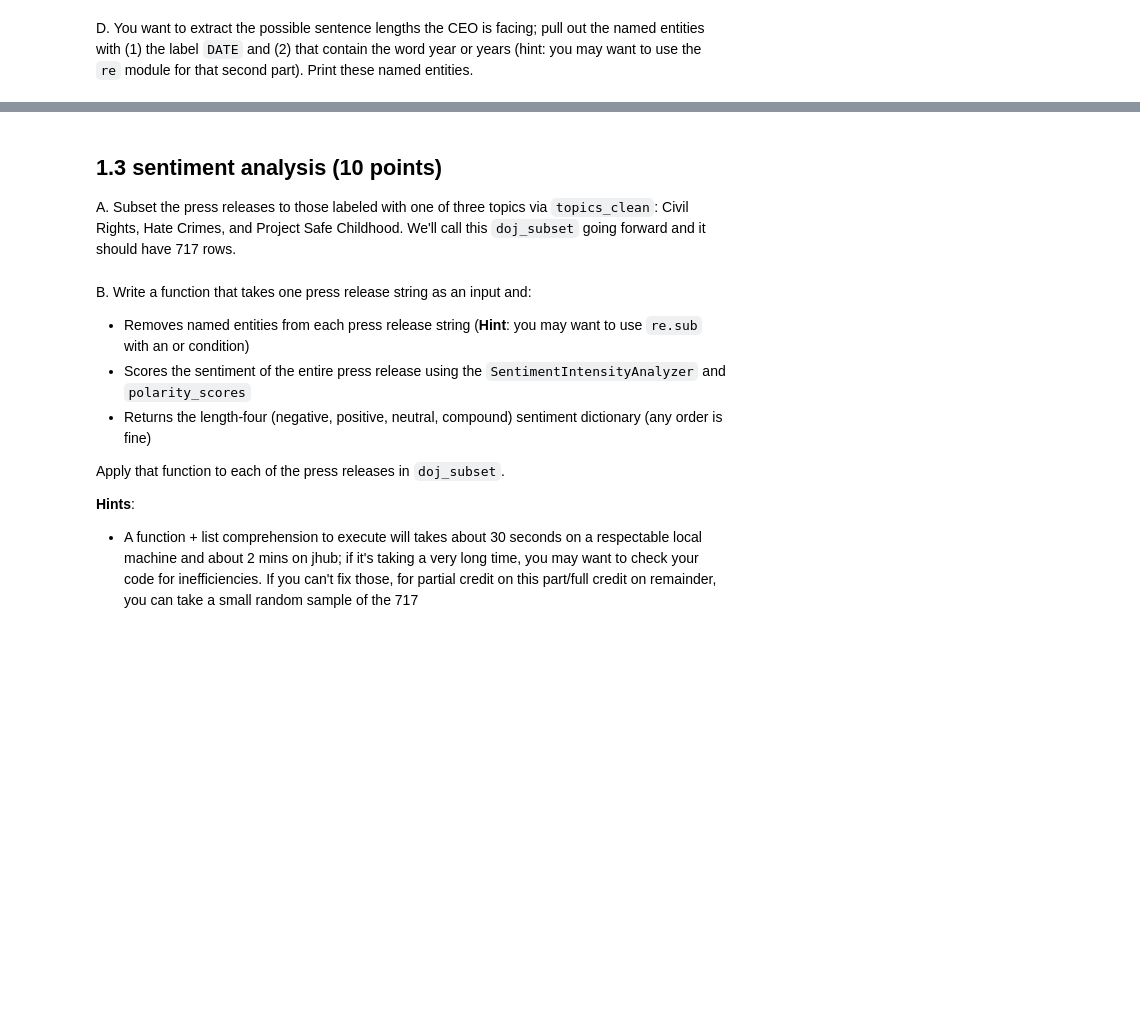
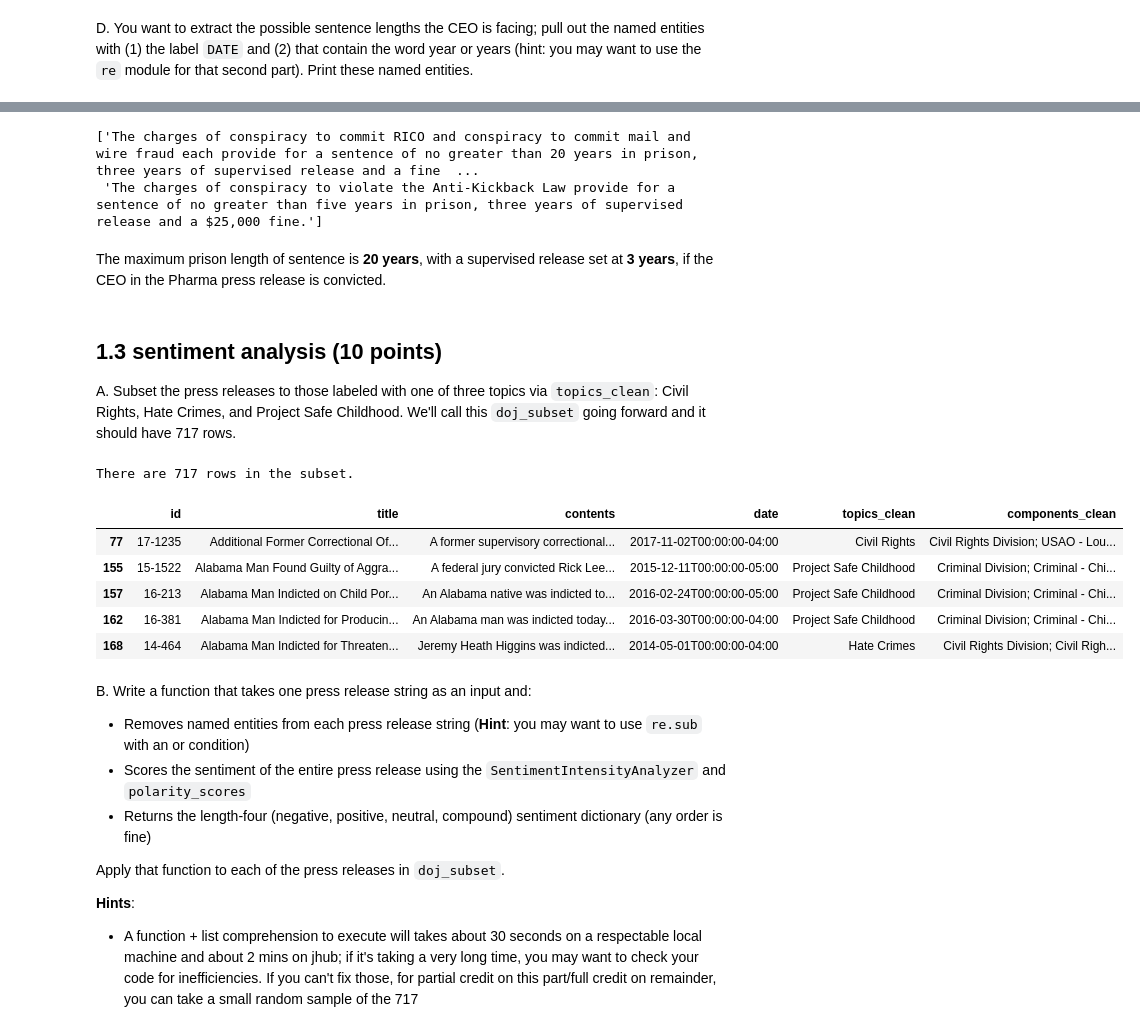
Before and after one commit to victoralexandermoreno/QSS20_S24, a Jupyter notebook: my_work_victor_moreno/pset3/pset3_blank.ipynb, the cells around one changed output, grey strips where cells are left out. Drawn from its saved outputs; the diff is of its cells as text; code cells hidden in the pictures; blank space fills up the shorter version.

```diff
--- a/my_work_victor_moreno/pset3/pset3_blank.ipynb
+++ b/my_work_victor_moreno/pset3/pset3_blank.ipynb
@@ -139,3 +286,22 @@ E. Pull and print the original parts of the press releases where those year leng
+# %%
+## Reg ex pattern to use in seaerch
+
+pattern = r'(years in)|(years of)'
+
+## Initialize empty list
+sentences_with_years = []
+
+## Search each sentence in pharma for the reg ex pattern using re.search & if returned True, add assoc. text to the list initialized above ^^
+pharma_doc = nlp(pharma)
+for sent in pharma_doc.sents:
+    if re.search(pattern, sent.text, re.IGNORECASE):
+        sentences_with_years.append(sent.text)
+sentences_with_years
+# %% [output]
+['The charges of conspiracy to commit RICO and conspiracy to commit mail and wire fraud each provide for a sentence of no greater than 20 years in prison, three years of supervised release and a fine  ...
+ 'The charges of conspiracy to violate the Anti-Kickback Law provide for a sentence of no greater than five years in prison, three years of supervised release and a $25,000 fine.']
+# %% [markdown]
+The maximum prison length of sentence is **20 years**, with a supervised release set at **3 years**, if the CEO in the Pharma press release is convicted.
 # %% [markdown]
 ## 1.3 sentiment analysis  (10 points)
 
@@ -145,3 +309,20 @@ A. Subset the press releases to those labeled with one of three topics via `topi
+# %%
+## your code here for subsetting
+## reg ex pattern for string begins and ends with one of the three topics
+pattern = r'^(Civil Rights|Hate Crimes|Project Safe Childhood)$'
+## subset doj
+doj_subset = doj[doj['topics_clean'].str.contains(pattern)]
+## check
+print(f'There are {len(doj_subset)} rows in the subset.')
+doj_subset.head()
+# %% [output]
+There are 717 rows in the subset.
+|  | id | title | contents | date | topics_clean | components_clean |
+| 77 | 17-1235 | Additional Former Correctional Of... | A former supervisory correctional... | 2017-11-02T00:00:00-04:00 | Civil Rights | Civil Rights Division; USAO - Lou... |
+| 155 | 15-1522 | Alabama Man Found Guilty of Aggra... | A federal jury convicted Rick Lee... | 2015-12-11T00:00:00-05:00 | Project Safe Childhood | Criminal Division; Criminal - Chi... |
+| 157 | 16-213 | Alabama Man Indicted on Child Por... | An Alabama native was indicted to... | 2016-02-24T00:00:00-05:00 | Project Safe Childhood | Criminal Division; Criminal - Chi... |
+| 162 | 16-381 | Alabama Man Indicted for Producin... | An Alabama man was indicted today... | 2016-03-30T00:00:00-04:00 | Project Safe Childhood | Criminal Division; Criminal - Chi... |
+| 168 | 14-464 | Alabama Man Indicted for Threaten... | Jeremy Heath Higgins was indicted... | 2014-05-01T00:00:00-04:00 | Hate Crimes | Civil Rights Division; Civil Righ... |
 # %% [markdown]
 B. Write a function that takes one press release string as an input and:
 
```
Also changed, not shown: parts of 51 cells of this notebook, 2 other files.
